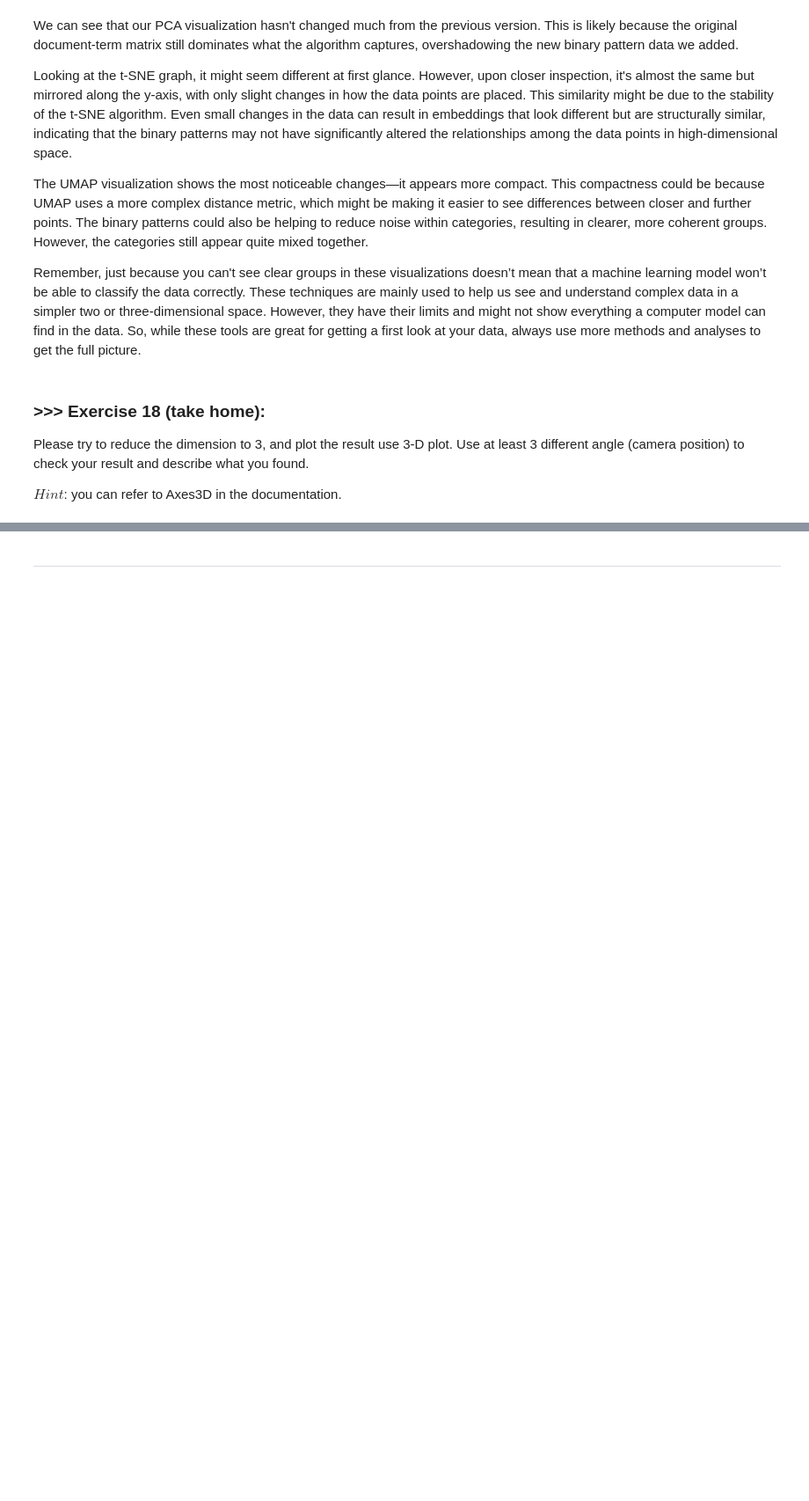
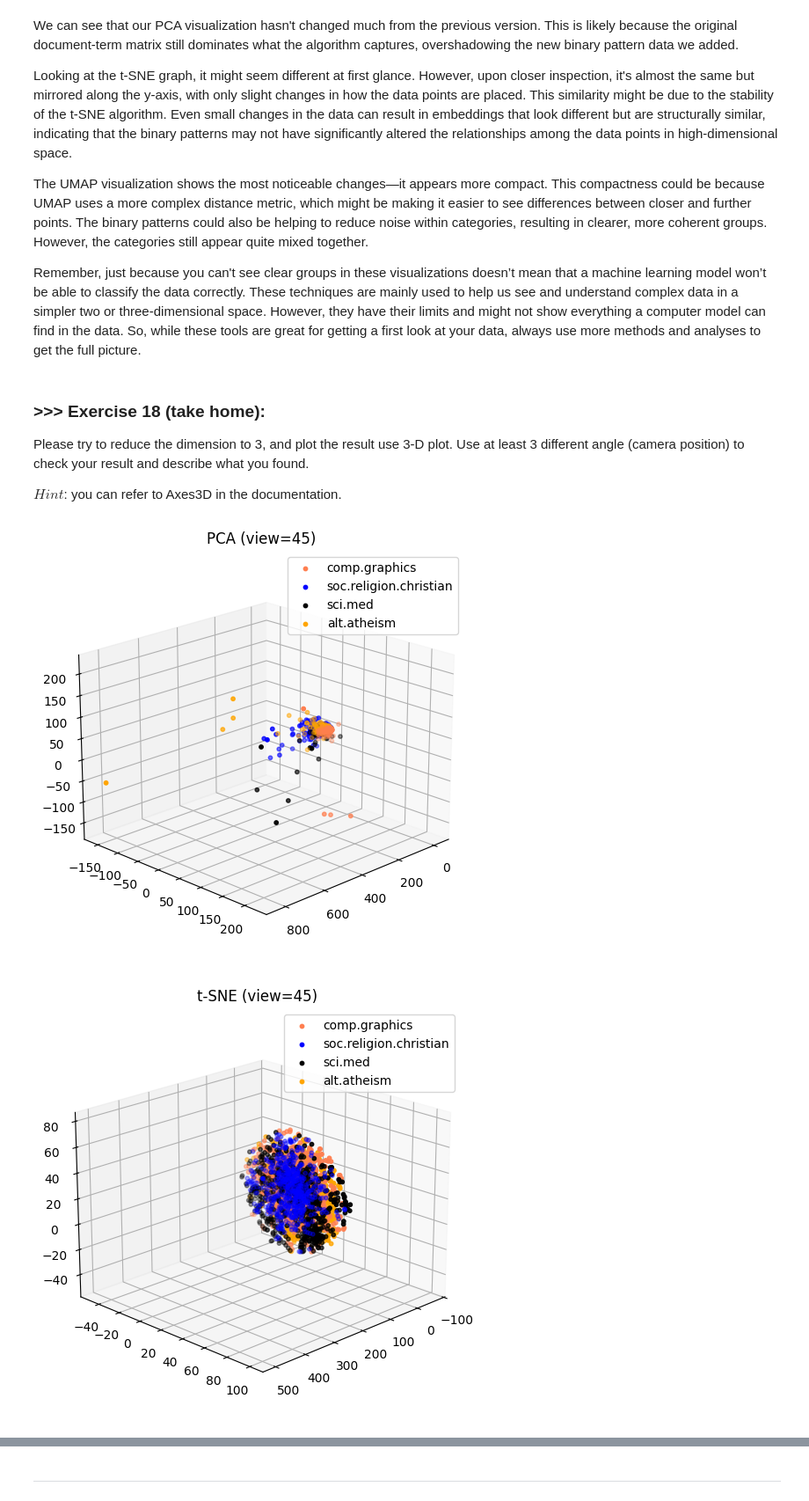
Before and after one commit to hibernater030/DM2025-Lab1-Exercise, a Jupyter notebook: DM2025-Lab1-Master.ipynb, the cells around one changed output, grey strips where cells are left out. Shown at 88% size. Cells and saved outputs as stored; diff of their text form; code cells hidden in the pictures; blank space fills up the shorter version.

```diff
--- a/DM2025-Lab1-Master.ipynb
+++ b/DM2025-Lab1-Master.ipynb
@@ -2136,0 +2185,41 @@ $Hint$: you can refer to Axes3D in the documentation.
+# %%
+#Answer Here
+# code
+from sklearn.decomposition import PCA
+from sklearn.manifold import TSNE
+import umap
+import matplotlib.pyplot as plt
+
+X_data = augmented_df.values
+categories = X["category_name"].unique()
+col = ["coral", "blue", "black", "orange"]
+
+X_pca_3d = PCA(n_components=3).fit_transform(X_data)
+X_tsne_3d = TSNE(n_components=3).fit_transform(X_data)
+X_umap_3d = umap.UMAP(n_components=3).fit_transform(X_data)
+
+def plot_3d_scatter(X_reduced, title, elev, azim):
+    fig = plt.figure(figsize=(8, 6))
+    ax = fig.add_subplot(111, projection='3d')
+    for c, category in zip(col, categories):
+        idx = X["category_name"] == category
+        ax.scatter(X_reduced[idx, 0], X_reduced[idx, 1], X_reduced[idx, 2], c=c,  label=category, s=10)
+    ax.set_title(f"{title} (view={azim})")
+    ax.view_init(elev=elev, azim=azim)
+    ax.legend()
+    plt.show()
+
+angles = [(20, 45), (10, 120), (60, 120)]
+
+for elev, azim in angles:
+    plot_3d_scatter(X_pca_3d, "PCA", elev, azim)
+    plot_3d_scatter(X_tsne_3d, "t-SNE", elev, azim)
+    plot_3d_scatter(X_umap_3d, "UMAP", elev, azim)
+
+# conclusion
+"""
+在三維降維的結果途中可以看到，PCA的資料集中且重疊較嚴重，各類別並看不出明顯的分界；t-SNE儘管在某些視角擠成一坨、緊密聚集，但不同角度仍可看出類別分離的狀況；UMAP呈現較平坦、有層次的結構，且不同類別也能看出分離。整體而言我認為UMAP在三維中可視化的表現最佳、呈現最清楚。
+"""
+# %% [output]
+[figure, added]
+[figure, added]
```
Also changed, not shown: parts of 38 cells of this notebook, 3 other files.
